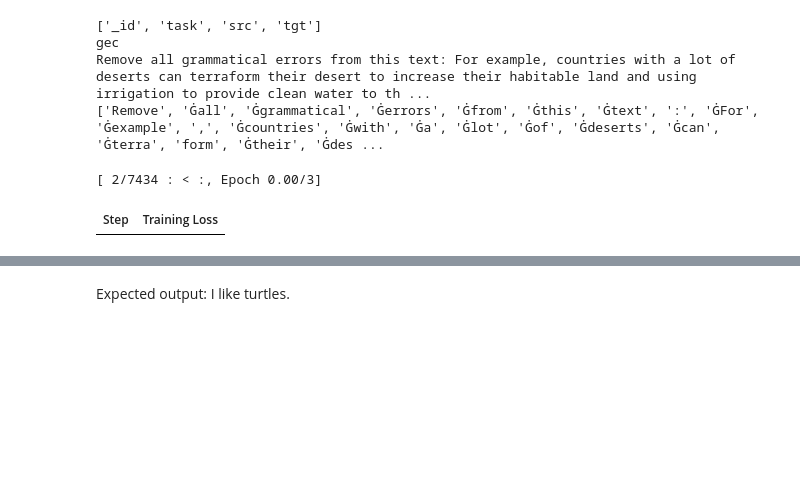
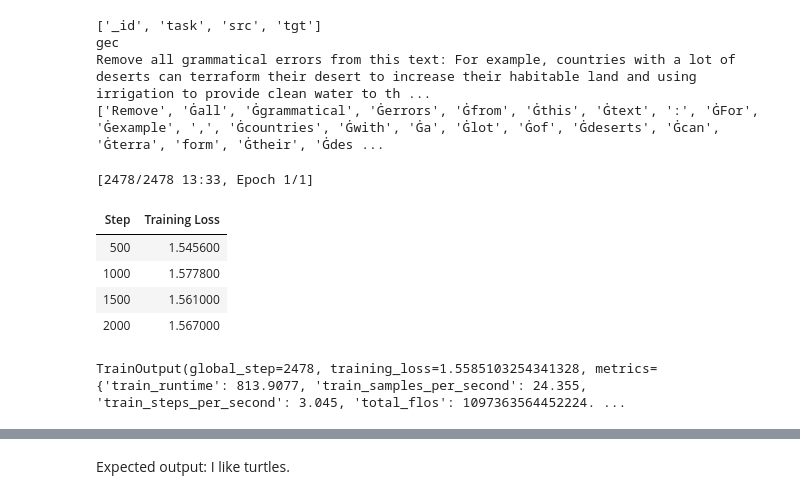
Before and after one commit to adragnar/cohere_eval, a Jupyter notebook: 2025_Scholar_Takehome_Exam.ipynb, the cells around one changed output, grey strips where cells are left out. Cells and saved outputs as stored; diff of their text form; code cells hidden in the pictures; blank space fills up the shorter version.

```diff
--- a/2025_Scholar_Takehome_Exam.ipynb
+++ b/2025_Scholar_Takehome_Exam.ipynb
@@ -578,31 +578,36 @@ Remove all grammatical errors from this text: For example, countries with a lot
 # %%
 # TRL - Transformer Reinforcement Learning -- https://huggingface.co/docs/trl/en/index
 from trl import SFTConfig, SFTTrainer
 
 def formatting_prompts_func(example):
     output_texts = []
     for i in range(len(example['_id'])):
         text = f"### Question: {example['src'][i]}\n ### Answer: {example['tgt'][i]}"
         output_texts.append(text)
     return output_texts
 
 # TODO: Run SFT
 sft_config = SFTConfig(max_seq_length=576, \
                        output_dir = "/tmp", \
-                       num_train_epochs=3)
+                       num_train_epochs=1)
 
 trainer = SFTTrainer(
     model,
     train_dataset=train_ds,
     args=sft_config,
     # tokenizer=tokenizer,
     formatting_func=formatting_prompts_func
 )
 
 trainer.train()
 # %% [output]
-[ 2/7434 : < :, Epoch 0.00/3]
+[2478/2478 13:33, Epoch 1/1]
 | Step | Training Loss |
+| 500 | 1.545600 |
+| 1000 | 1.577800 |
+| 1500 | 1.561000 |
+| 2000 | 1.567000 |
+TrainOutput(global_step=2478, training_loss=1.5585103254341328, metrics={'train_runtime': 813.9077, 'train_samples_per_second': 24.355, 'train_steps_per_second': 3.045, 'total_flos': 1097363564452224. ...
 # %%
 # Quick test if your model works properly
 def format_text(text: str) -> str:
```
Also changed, not shown: parts of 6 cells of this notebook.
